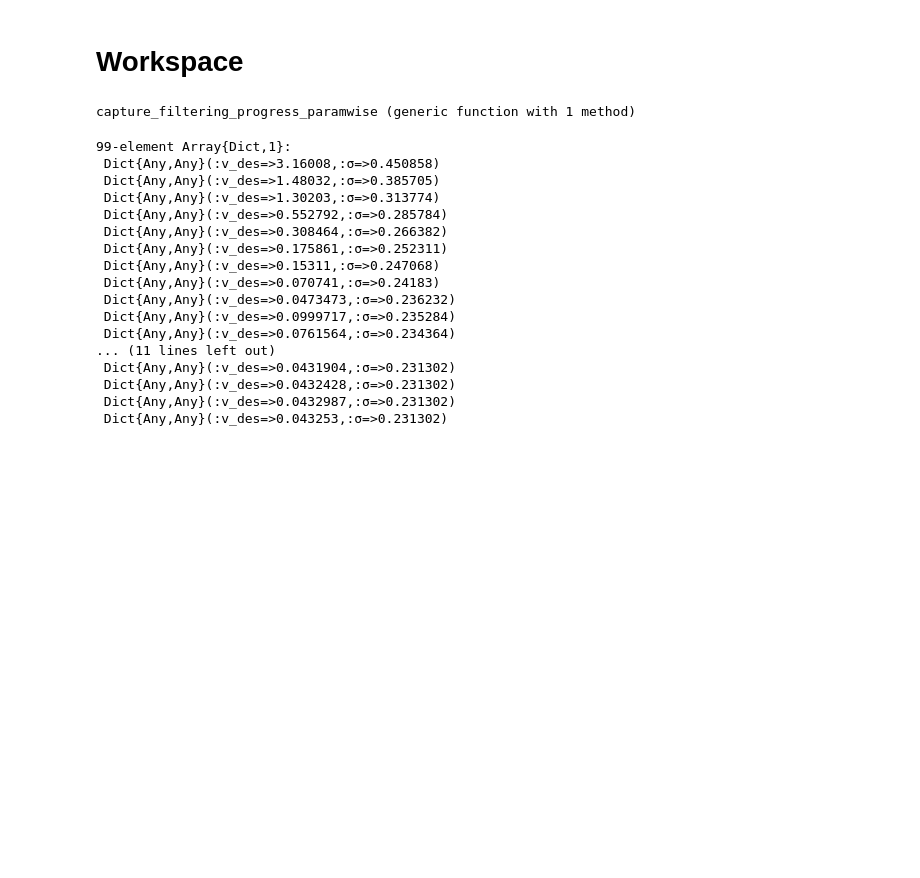
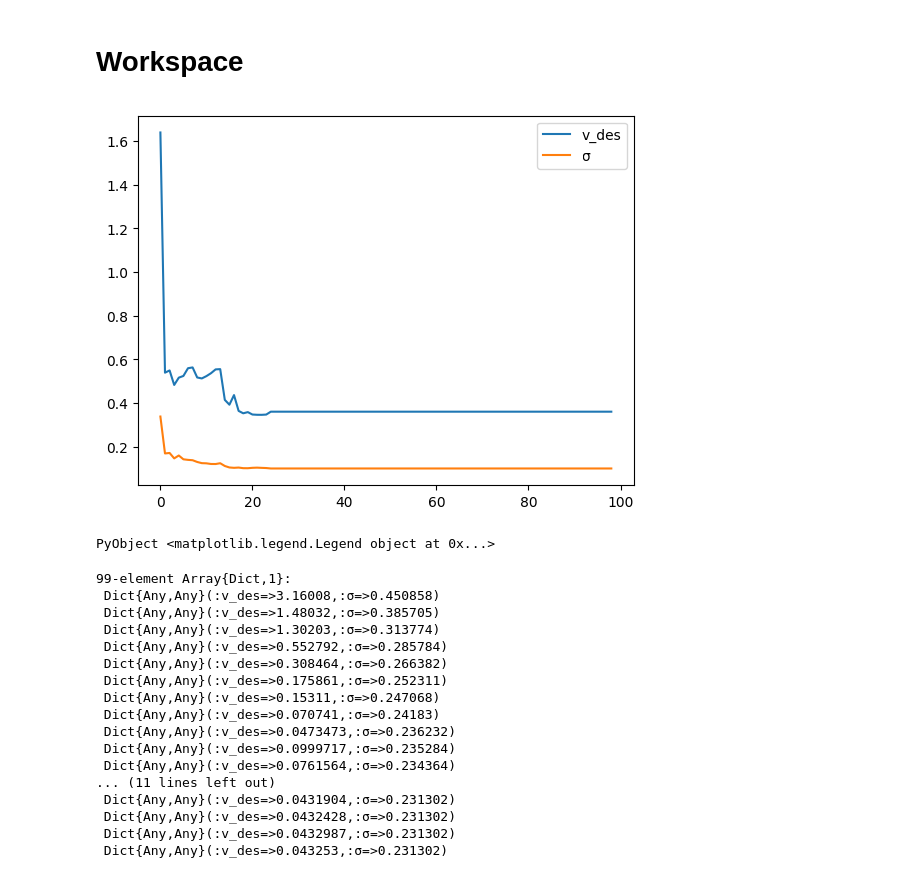
Before and after one commit to sisl/ngsim_env, a Jupyter notebook: notebooks/synthetic_multidim.ipynb, the cells around one changed output. Cells and saved outputs as stored; diff of their text form; code cells hidden in the pictures; blank space fills up the shorter version.

```diff
--- a/notebooks/synthetic_multidim.ipynb
+++ b/notebooks/synthetic_multidim.ipynb
@@ -99,50 +101,12 @@ include("metrics_functions.jl");
 names(Main)[4:end]
 # %% [markdown]
 # Workspace
-# %%
-# Function that captures the paramwise filtering progress
-function capture_filtering_progress_paramwise(num_p::Int64,n_cars::Int64,lane_place_array::Array,
-        car_particles::Array,particle_props::Array;approach="pf")
-    scene,roadway = init_place_cars(lane_place_array)
-    rec = generate_truth_data(lane_place_array,car_particles)
-    f_end_num = length(rec.frames)
-
-    num_params = length(particle_props)
-    params = collect(keys(car_particles)) # Returns an array containing the params
-
-    bucket_array = initialize_carwise_particle_buckets(n_cars,num_p,particle_props)
-
-    mean_error_dict = Array{Dict}(undef,f_end_num-1)
-
-    # Loop over all the frames in the ground truth trajectory
-    for t in 1:f_end_num-1
-        #if t%10==0 @show t end
-        f = rec.frames[f_end_num - t + 1]
-
-        carwise_error_dict = Array{Dict}(undef,n_cars)
-
-        # Loop over cars in the scene
-        for car_id in 1:n_cars
-            old_p_set_dict = bucket_array[car_id]
-            trupos = rec.frames[f_end_num-t].entities[car_id].state.posF.s
-            new_p_set_dict = update_p_one_step(roadway,f,trupos,old_p_set_dict,
-                car_id=car_id,approach=approach)
-            bucket_array[car_id] = new_p_set_dict
-
-            # Find the mean particle from all the particles in the bucket
-            mean_particle = find_mean_particle(new_p_set_dict)
-            true_particle = car_particles[car_id]
-
-            # Find the Euclidean distance between the true particle value
-            # and the mean particle in the current bucket of particles
-            carwise_error_dict[car_id] = particle_difference_paramwise(true_particle,mean_particle)
-        end
-        mean_error_dict[t] = mean_dict(carwise_error_dict)
-    end
-    return mean_error_dict
-end
-# %% [output]
-capture_filtering_progress_paramwise (generic function with 1 method)
+# %%
+pp = combine_array_dicts(rmse_array_pf)
+plot_dict(pp)
+# %% [output]
+[figure, added]
+PyObject <matplotlib.legend.Legend object at 0x...>
 # %%
 # 5 cars adjacent lanes scenario with 2 parameters
 num_particles = 100
```
Also changed, not shown: parts of 3 cells of this notebook, 2 other files.
